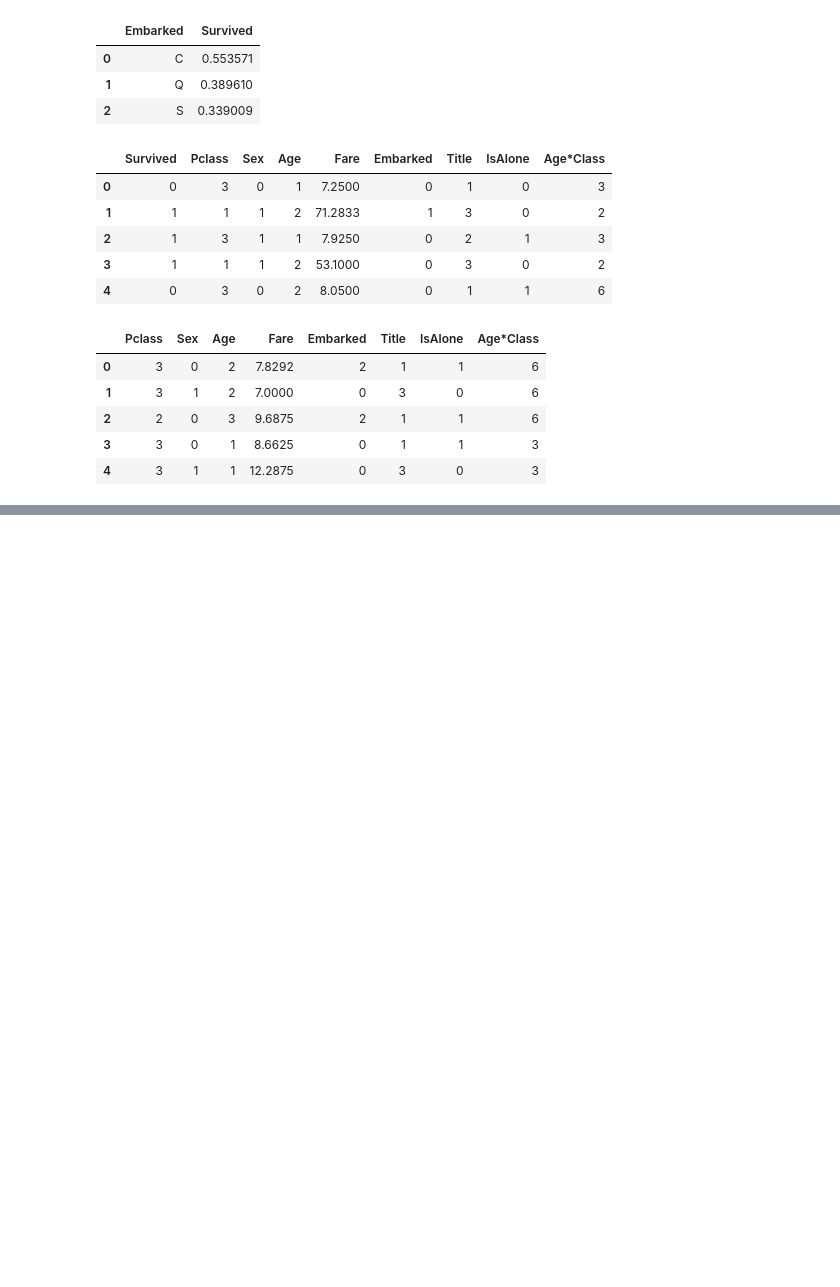
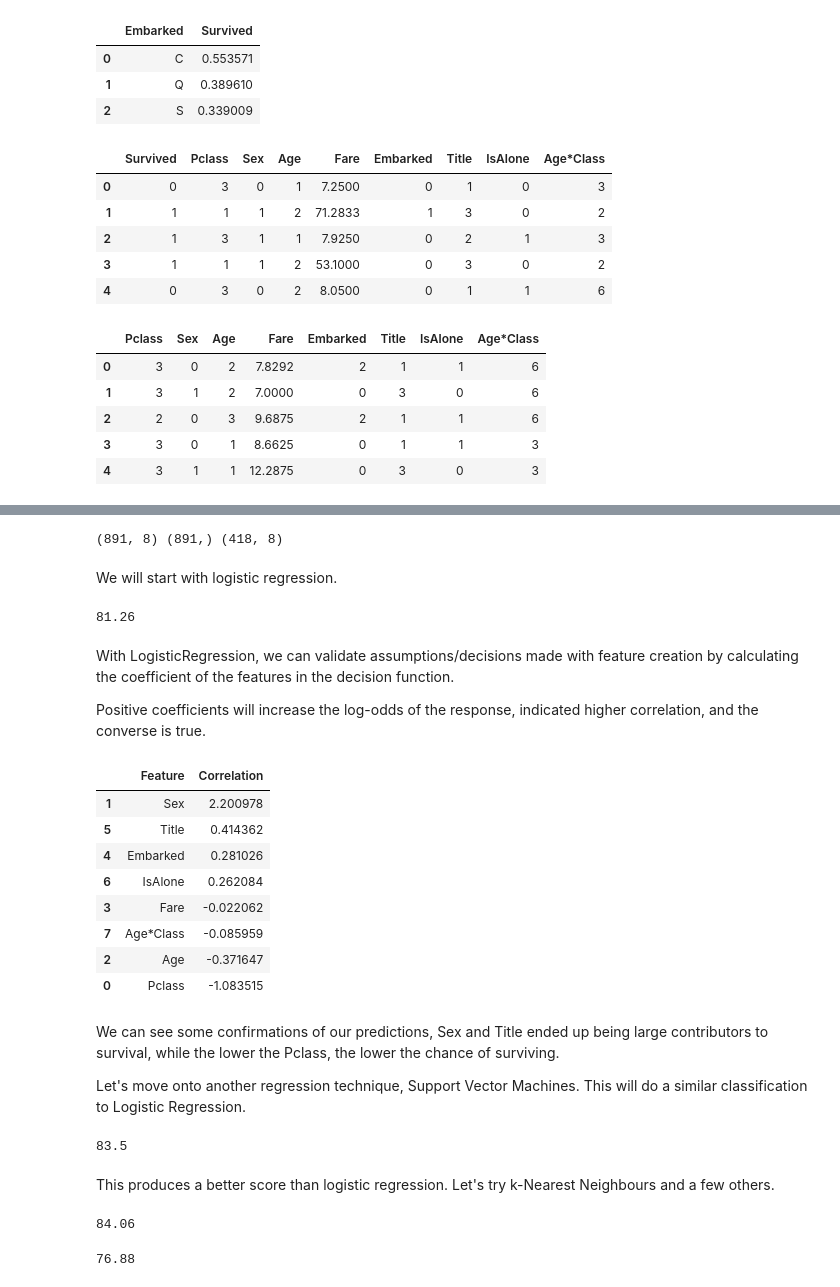
Before and after one commit to malcolmmathew-zz/kaggle-titanic, a Jupyter notebook: Titanic.ipynb, the cells around one changed output, grey strips where cells are left out. Cells and saved outputs as stored; diff of their text form; code cells hidden in the pictures; blank space fills up the shorter version.

```diff
--- a/Titanic.ipynb
+++ b/Titanic.ipynb
@@ -475,0 +506,68 @@ test_df.head()
+# %%
+X_train = train_df.drop("Survived", axis=1)
+Y_train = train_df["Survived"]
+X_test = test_df.copy()
+print(X_train.shape, Y_train.shape, X_test.shape)
+# %% [output]
+(891, 8) (891,) (418, 8)
+# %% [markdown]
+We will start with logistic regression.
+# %%
+logreg = LogisticRegression()
+logreg.fit(X_train, Y_train)
+Y_pred = logreg.predict(X_test)
+acc_log = round(logreg.score(X_train, Y_train) * 100, 2)
+# %%
+acc_log
+# %% [output]
+81.26
+# %% [markdown]
+With LogisticRegression, we can validate assumptions/decisions made with feature creation by calculating the coefficient of the features in the decision function.
+
+Positive coefficients will increase the log-odds of the response, indicated higher correlation, and the converse is true.
+# %%
+coeff_df = pd.DataFrame(train_df.columns.delete(0))
+coeff_df.columns = ['Feature']
+coeff_df['Correlation'] = pd.Series(logreg.coef_[0])
+
+coeff_df.sort_values(by='Correlation', ascending=False)
+# %% [output]
+|  | Feature | Correlation |
+| 1 | Sex | 2.200978 |
+| 5 | Title | 0.414362 |
+| 4 | Embarked | 0.281026 |
+| 6 | IsAlone | 0.262084 |
+| 3 | Fare | -0.022062 |
+| 7 | Age*Class | -0.085959 |
+| 2 | Age | -0.371647 |
+| 0 | Pclass | -1.083515 |
+# %% [markdown]
+We can see some confirmations of our predictions, Sex and Title ended up being large contributors to survival, while the lower the Pclass, the lower the chance of surviving.
+
+Let's move onto another regression technique, Support Vector Machines. This will do a similar classification to Logistic Regression.
+# %%
+svc = SVC()
+svc.fit(X_train, Y_train)
+Y_pred = svc.predict(X_test)
+acc_svc = round(svc.score(X_train, Y_train) * 100, 2)
+acc_svc
+# %% [output]
+83.5
+# %% [markdown]
+This produces a better score than logistic regression. Let's try k-Nearest Neighbours and a few others.
+# %%
+knn = KNeighborsClassifier(n_neighbors=3)
+knn.fit(X_train, Y_train)
+Y_pred = knn.predict(X_test)
+acc_knn = round(knn.score(X_train, Y_train) * 100, 2)
+acc_knn
+# %% [output]
+84.06
+# %%
+gaussian = GaussianNB()
+gaussian.fit(X_train, Y_train)
+Y_pred = gaussian.predict(X_test)
+acc_gaussian = round(gaussian.score(X_train, Y_train) * 100, 2)
+acc_gaussian
+# %% [output]
+76.88
```
Also changed, not shown: parts of 10 cells of this notebook.
